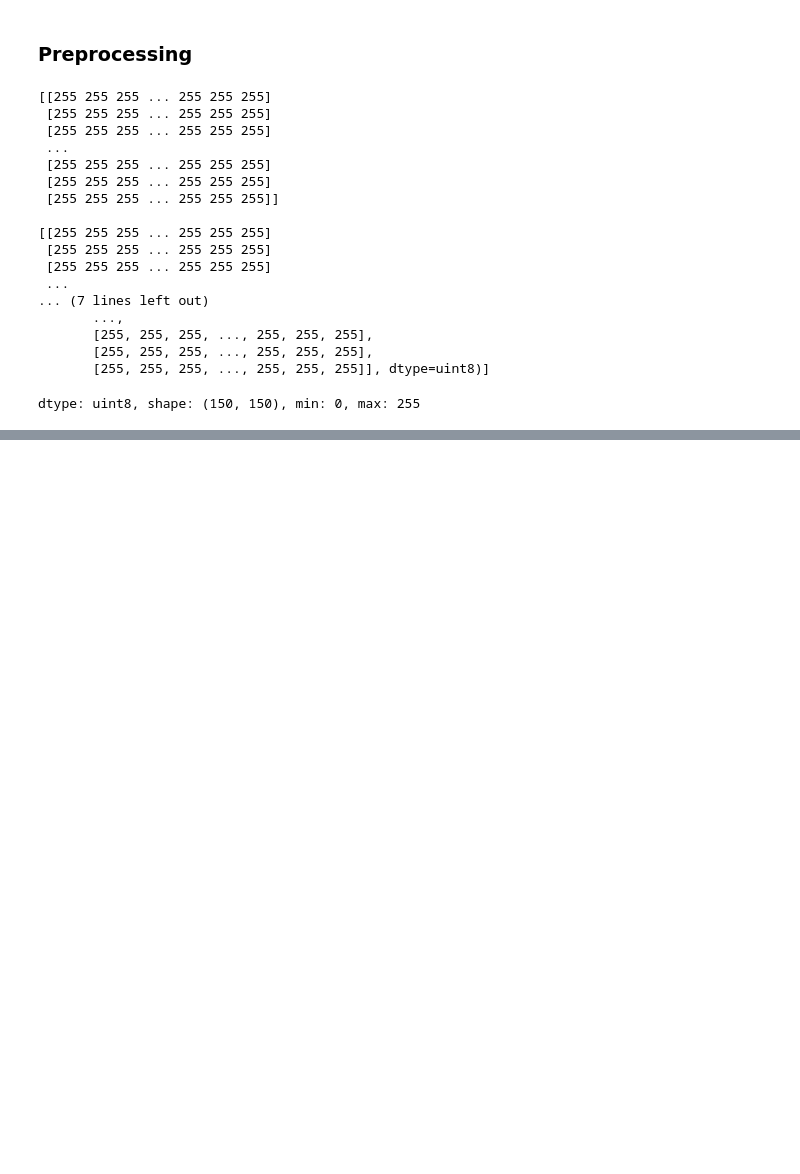
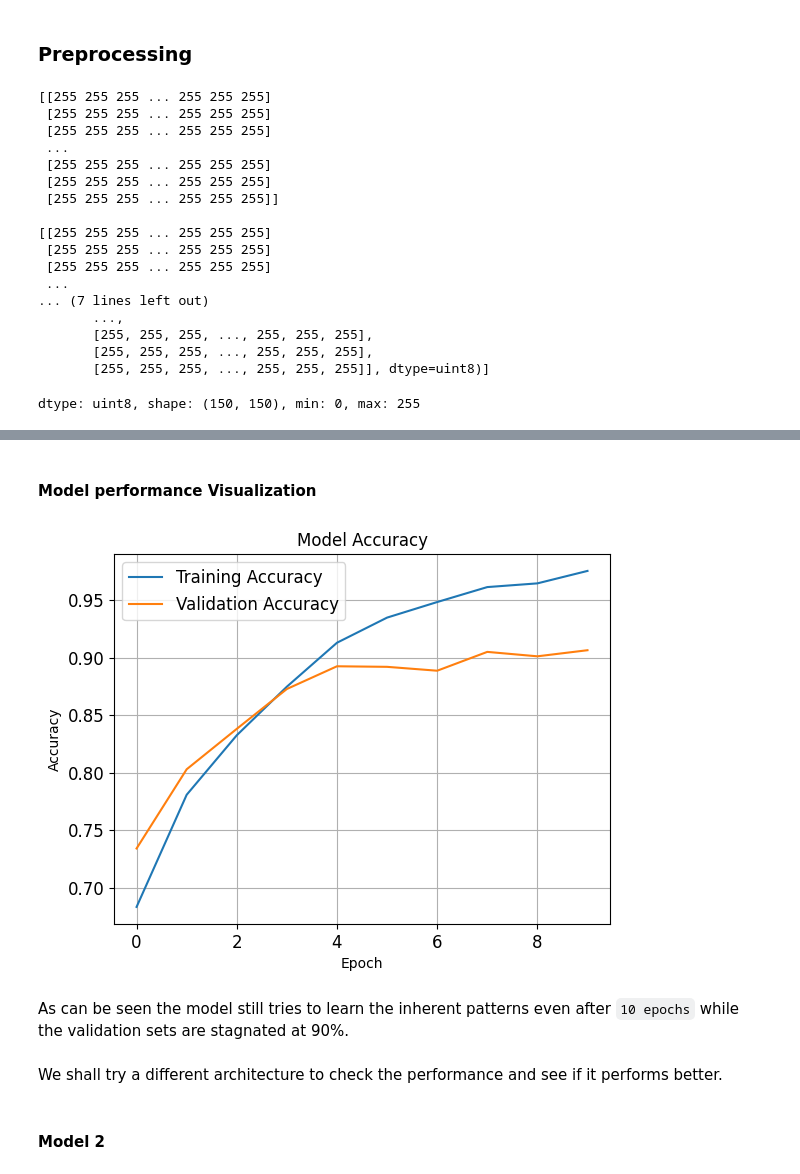
Before and after one commit to mraabhijit/signature-forgery, a Jupyter notebook: notebooks/Preprocessing.ipynb, the cells around one changed output, grey strips where cells are left out. Drawn from its saved outputs; the diff is of its cells as text; code cells hidden in the pictures; blank space fills up the shorter version.

Commit message:
add base model training and update requirements.txt

```diff
--- a/notebooks/Preprocessing.ipynb
+++ b/notebooks/Preprocessing.ipynb
@@ -227,0 +200,3 @@ TypeError: cannot unpack non-iterable NoneType object
+# %%
+data_dir = "..\\data\\val_data"
+X_val, y_val = get_preprocessed_data(directory=data_dir)
@@ -227,0 +209,19 @@ TypeError: cannot unpack non-iterable NoneType object
+# %%
+# Model architecture
+model = Sequential([
+    Conv2D(32, (3, 3), activation='relu', input_shape=(150, 150, 1)),
+    MaxPooling2D((2, 2)),
+    Conv2D(64, (3, 3), activation='relu'),
+    MaxPooling2D((2, 2)),
+    Conv2D(128, (3, 3), activation='relu'),
+    MaxPooling2D((2, 2)),
+    Flatten(),
+    Dense(128, activation='relu'),
+    Dropout(0.5),
+    Dense(1, activation='sigmoid')
+])
+# %%
+# Compile the model
+model.compile(optimizer='adam',
+              loss='binary_crossentropy',
+              metrics=['accuracy'])
@@ -227,0 +253,5 @@ TypeError: cannot unpack non-iterable NoneType object
+# %%
+# Train the model
+history = model.fit(X_train, y_train,
+                    validation_data=(X_val, y_val),
+                    epochs=10, batch_size=32)
@@ -227,0 +279,24 @@ TypeError: cannot unpack non-iterable NoneType object
+# %% [markdown]
+#### Model performance Visualization
+# %%
+import matplotlib.pyplot as plt
+
+# Plot training & validation accuracy values
+plt.plot(history.history['accuracy'], label='Training Accuracy')
+plt.plot(history.history['val_accuracy'], label='Validation Accuracy')
+plt.title('Model Accuracy')
+plt.xlabel('Epoch')
+plt.ylabel('Accuracy')
+plt.xticks(fontsize=12)
+plt.yticks(fontsize=12)
+plt.grid(True)
+plt.legend(fontsize=12)
+plt.show()
+# %% [output]
+[figure, added]
+# %% [markdown]
+As can be seen the model still tries to learn the inherent patterns even after `10 epochs` while the validation sets are stagnated at 90%.
+# %% [markdown]
+We shall try a different architecture to check the performance and see if it performs better.
+# %% [markdown]
+#### Model 2
```
Also changed, not shown: parts of 18 cells of this notebook, 1 other file.
